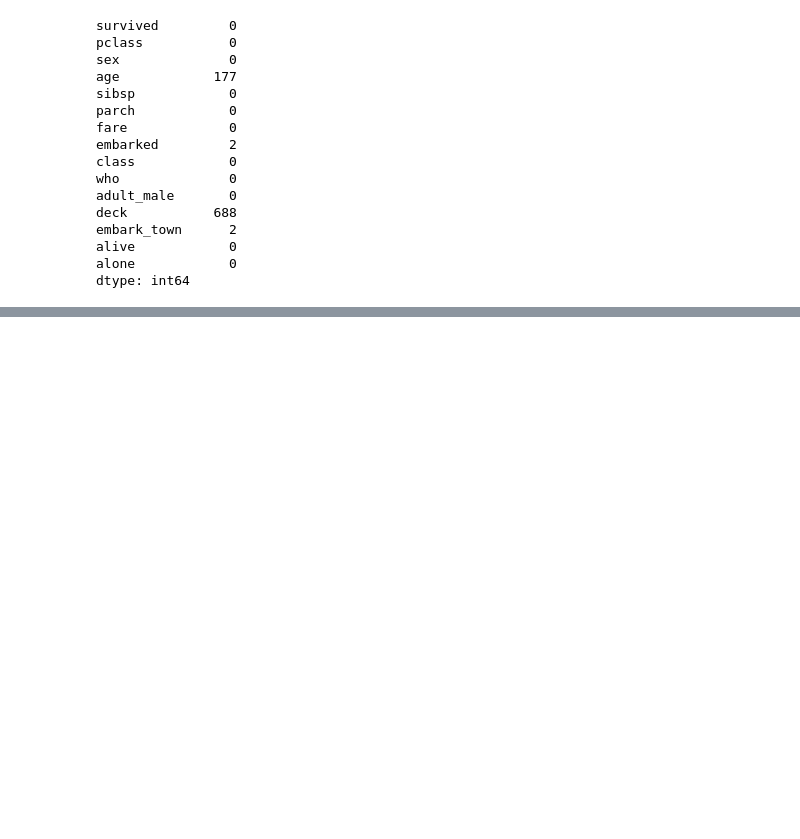
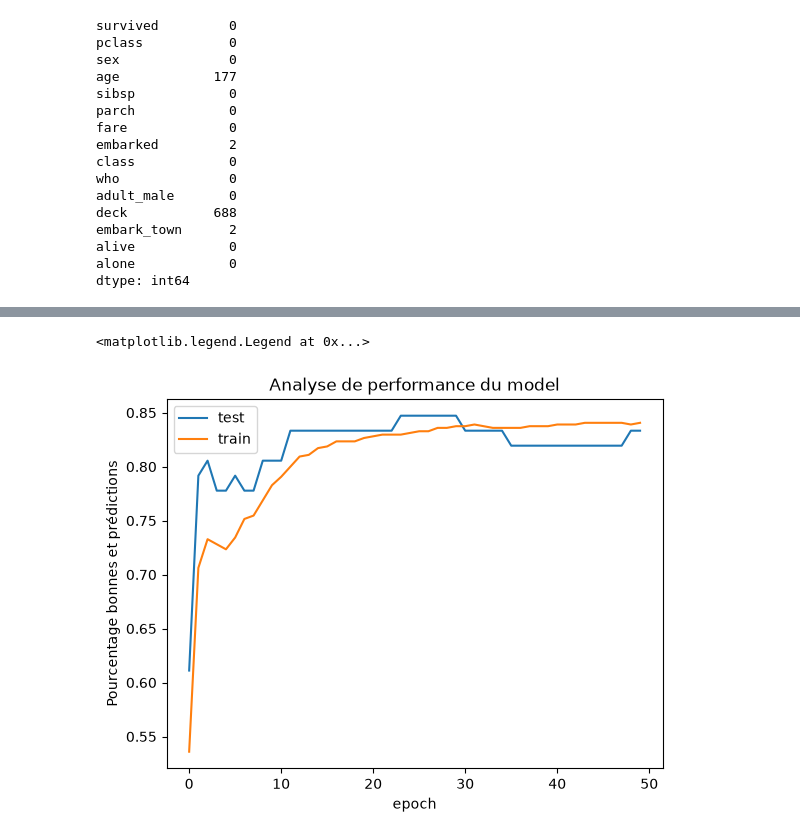
Before and after one commit to Tesfabirhan-WR/deep-learning, a Jupyter notebook: titanic.ipynb, the cells around one changed output, grey strips where cells are left out. Drawn from its saved outputs; the diff is of its cells as text; code cells hidden in the pictures; blank space fills up the shorter version.

```diff
--- a/titanic.ipynb
+++ b/titanic.ipynb
@@ -47,0 +133,4 @@ dtype: int64
+# %%
+feature_names = list(X_train.columns)
+X_train = X_train.values.astype('float32')
+X_test = X_test.values.astype('float32')
@@ -47,0 +149,10 @@ dtype: int64
+# %%
+from tensorflow.keras.models import Sequential
+
+model = Sequential([
+    keras.layers.Input(shape=(X_train.shape[1],)),
+    keras.layers.Dense(27, activation="relu"),
+    keras.layers.Dense(1, activation="sigmoid")
+])
+
+model.summary()
@@ -47,0 +204,14 @@ dtype: int64
+# %%
+from tensorflow.keras.callbacks import EarlyStopping
+
+model.compile(
+    optimizer='adam',
+    loss = 'binary_crossentropy',
+    metrics = ['accuracy']
+)
+
+early_stop = EarlyStopping(
+    monitor="val_loss",
+    patience=10,
+    restore_best_weights=True
+)
@@ -47,0 +220,2 @@ dtype: int64
+# %%
+history = model.fit(X_train, y_train, epochs=50, batch_size=32, validation_split=0.1, callbacks=[early_stop])
@@ -47,0 +240,11 @@ dtype: int64
+# %%
+# Analyse de performance du model en graph
+plt.plot(history.history["val_accuracy"])
+plt.plot(history.history["accuracy"])
+plt.title("Analyse de performance du model")
+plt.xlabel("epoch")
+plt.ylabel("Pourcentage bonnes et prédictions")
+plt.legend(["test", "train"])
+# %% [output]
+<matplotlib.legend.Legend at 0x...>
+[figure, added]
```
Also changed, not shown: parts of 29 cells of this notebook, 5 other files.
